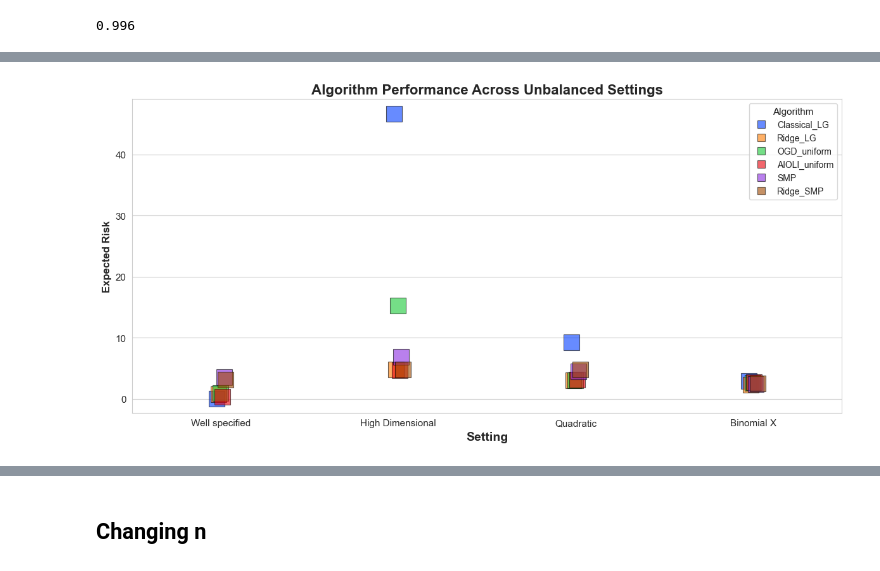
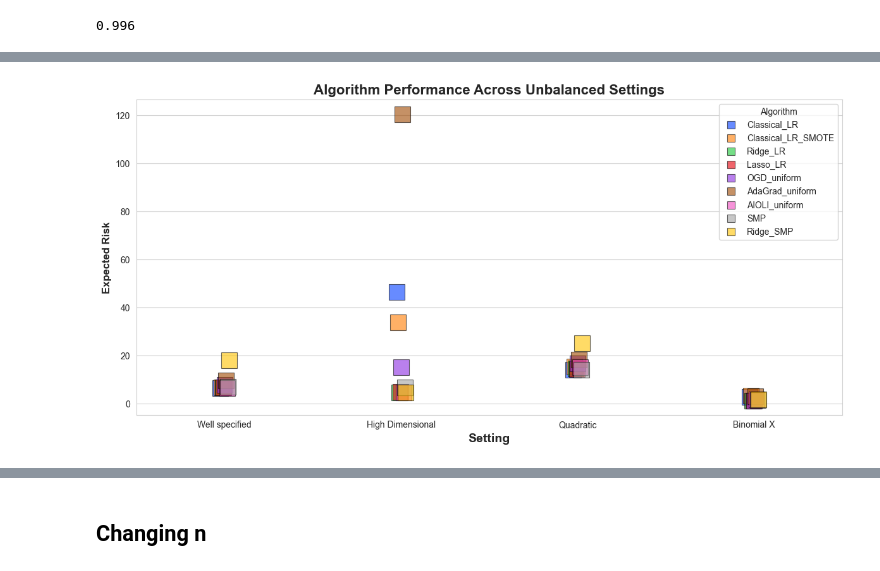
Before and after one commit to mcanela1/Thesis_Online-to-batch_Logistic-Regression, a Jupyter notebook: Algorithms.ipynb, the cells around one changed output, grey strips where cells are left out. Cells and saved outputs as stored; diff of their text form; code cells hidden in the pictures.

```diff
--- a/Algorithms.ipynb
+++ b/Algorithms.ipynb
@@ -2373,14 +2374,13 @@ compare_settings(
 # %% [output]
 0.996
 # %%
-binary_unbalanced = SimulationConfig(
-    sim_setting = "binary_x",
-    n = 50,
-    runs = 20,
+binomial_unbalanced = SimulationConfig(
+    sim_setting = "binomial_x",
+    n = 100,
     d = 1,
     sim_balanced= False
 )
 
-binary_unbalanced_result = run_simulation(binary_unbalanced)
-print_results(binary_unbalanced_result)
+binomial_unbalanced_result = run_simulation(binomial_unbalanced)
+print_results(binomial_unbalanced_result)
 # %% [output]
@@ -2443,9 +2434,7 @@ Train set
 # %%
 well_specified_unbalanced = SimulationConfig(
     sim_setting = "well specified",
-    sim_balanced= False,
-    n = 100,
-    runs = 5
+    sim_balanced= False
 )
 
 well_specified_unbalanced_result = run_simulation(well_specified_unbalanced)
@@ -2639,9 +2639,7 @@ Test set
 quadratic_unbalanced = SimulationConfig(
     sim_setting = "quadratic",
     d = 3,
-    sim_balanced= False,
-    runs = 5,
-    n= 100
+    sim_balanced= False
 )
 
 quadratic_unbalanced_result = run_simulation(quadratic_unbalanced)
@@ -2700,13 +2698,20 @@ settings_unbalanced_results = {
     "High Dimensional": high_dimensional_unbalanced_result,
     # "High Dimensionality": high_dimensionality_unbalanced_result,
     "Quadratic": quadratic_unbalanced_result,
-    "Binomial X": binary_unbalanced_result
+    "Binomial X": binomial_unbalanced_result
 }
+
+settings_unbalanced_results1 = {
+    # "Well specified": well_specified_unbalanced_result,
+    # "High Dimensional": high_dimensional_unbalanced_result,
+    "High Dimensionality": high_dimensionality_unbalanced_result,
+    # "Quadratic": quadratic_unbalanced_result,
+    # "Binomial X": binomial_unbalanced_result
+}
 # %%
 compare_settings(
     settings_unbalanced_results,
-    title = "Algorithm Performance Across Unbalanced Settings",
-    selected_algorithms= ["Ridge_SMP","SMP","Classical_LG","Ridge_LG","AIOLI_uniform","OGD_uniform"]
+    title = "Algorithm Performance Across Unbalanced Settings", selected_algorithms= [ "Classical_LR", "Classical_LR_SMOTE","Ridge_LR","Lasso_LR","OGD_uniform","AdaGrad_uniform","AIOLI_uniform","SMP","Ridge_SMP"]
 )
 # %% [output]
-[figure, old version]
+[figure, new version]
```
Also changed, not shown: parts of 68 cells of this notebook.
